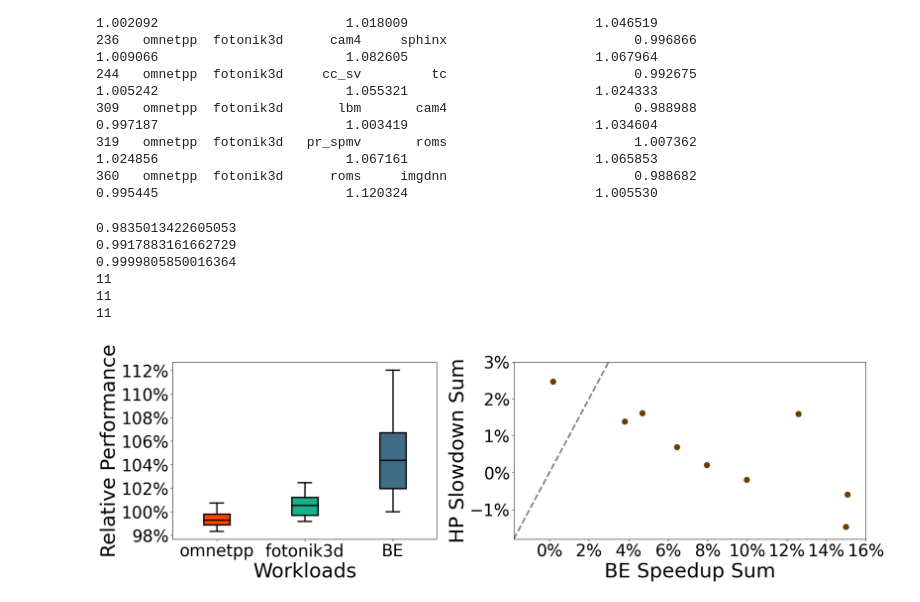
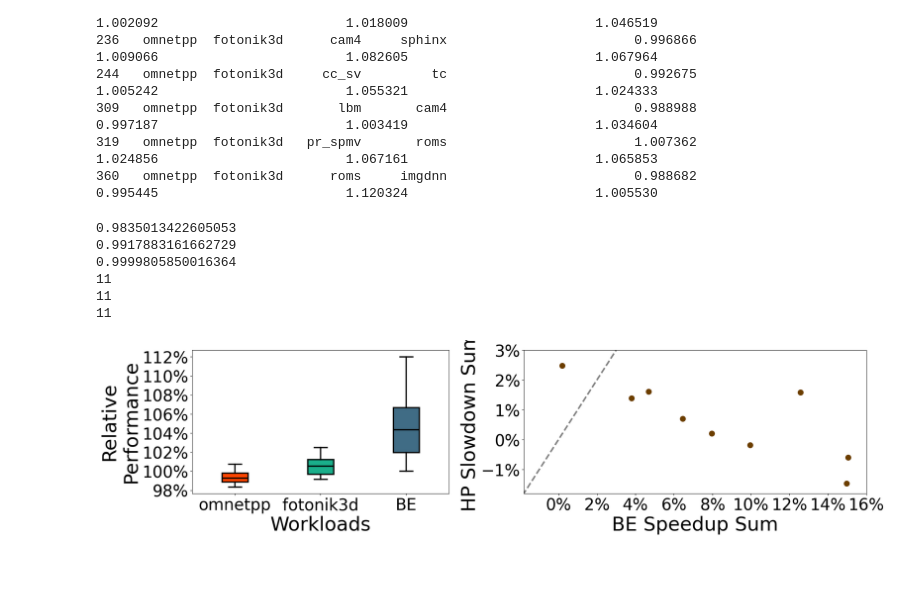
Before and after one commit to BigWhiteDog/gem5_data_proc, a Jupyter notebook: set_analyze/asplos23_xlsx_2hp_draw.ipynb, the cells around one changed output. Cells and saved outputs as stored; diff of their text form; code cells hidden in the pictures; blank space fills up the shorter version.

```diff
--- a/set_analyze/asplos23_xlsx_2hp_draw.ipynb
+++ b/set_analyze/asplos23_xlsx_2hp_draw.ipynb
@@ -239,7 +239,7 @@ print(len(hp_slowdown))
 xlabels = [w0, w1, 'BE']
 
 # draw boxplots
-fig = plt.figure(figsize=(20,6))
+fig = plt.figure(figsize=(20,5))
 gs = fig.add_gridspec(1, 2, width_ratios=[1.5, 2],
                         left=0.1, right=0.97,
                         top=0.93, bottom=0.19,
@@ -277,7 +277,7 @@ ax.set_xticks(np.arange(1, box_step+1))
 ax.set_xticklabels(xlabels)
 
 ax.set_xlabel('Workloads')
-ax.set_ylabel('Relative Performance')
+ax.set_ylabel('Relative\nPerformance')
 
 # plt.setp(ax.get_xticklabels(), rotation=25, ha="right",
 #         # rotation_mode="anchor")
@@ -300,31 +300,31 @@ ax1.scatter( be_speedup, hp_slowdown, marker='o', s=100,
 ax1.add_line(Line2D([-1, 1], [-1, 1], color='gray', linewidth=3, linestyle='--'))
 ax1.set_xlim(-0.018, 0.16)
 ax1.set_ylim(-0.018, 0.03)
 ax1.set_xlabel('BE Speedup Sum')
 ax1.set_ylabel('HP Slowdown Sum')
 ax1.xaxis.set_major_formatter(ticker.PercentFormatter(xmax=1, decimals=0))
 ax1.xaxis.set_major_locator(ticker.MultipleLocator(0.02))
 ax1.yaxis.set_major_formatter(ticker.PercentFormatter(xmax=1, decimals=0))
 ax1.yaxis.set_major_locator(ticker.MultipleLocator(0.01))
 
 # set legend
 # legends = [Patch(color=contrasting_orange[i],label=f'{app_labels[i]}')
 #                     for i in range(napps)]
 # legends = [ Line2D([0], [0], color=colors[0], lw=2, label='16 Buckets'),
 #             Line2D([0], [0], color=colors[1], lw=2, label='32 Buckets'),
 #             Line2D([0], [0], color=colors[2], lw=2, label='64 Buckets')]
 # plt.legend(handles = legends)
 # plt.title(exps[0])
 # fig.set_size_inches((20,6))
 # fig.tight_layout(pad=0)
 # plt.subplots_adjust(top=1,bottom=0, wspace=0.2)
 # plt.show()
 plt.savefig(f'{pic_dir_path}/asplos23_mix{ncore}_2hp_select.png', dpi=300)
 # %% [output]
 0.9835013422605053
 0.9917883161662729
 0.9999805850016364
 11
 11
 11
-[figure, old version]
+[figure, new version]
```
Also changed, not shown: 30 other files.
